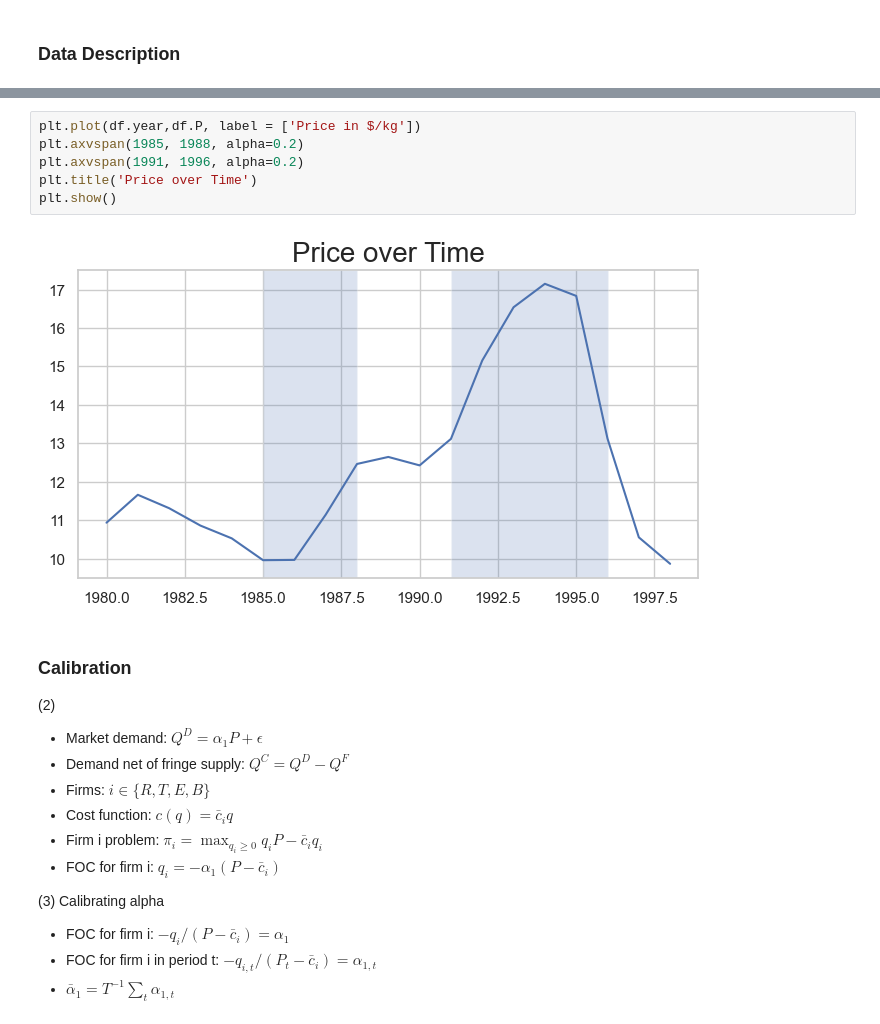
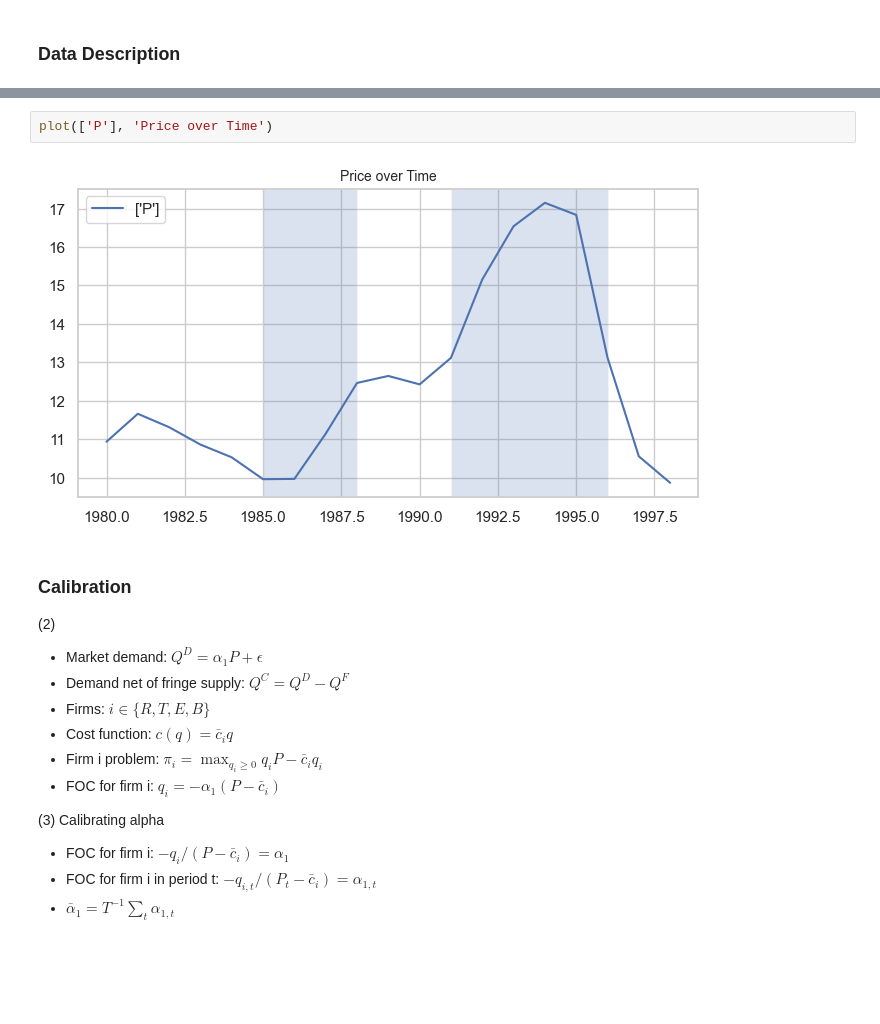
Before and after one commit to rawatpranjal/structural-economics, a Jupyter notebook: industrial-organization/5_collusion/collusion_vitamins.ipynb, the cells around one changed output, grey strips where cells are left out. Cells and saved outputs as stored; diff of their text form; blank space fills up the shorter version.

```diff
--- a/industrial-organization/5_collusion/collusion_vitamins.ipynb
+++ b/industrial-organization/5_collusion/collusion_vitamins.ipynb
@@ -32,11 +46,7 @@ plt.show()
-# %%
-plt.plot(df.year,df.P, label = ['Price in $/kg'])
-plt.axvspan(1985, 1988, alpha=0.2)
-plt.axvspan(1991, 1996, alpha=0.2)
-plt.title('Price over Time')
-plt.show()
-# %% [output]
-[figure, removed]
+# %%
+plot(['P'], 'Price over Time')
+# %% [output]
+[figure, added]
 # %% [markdown]
 ### Calibration
 
```
Also changed, not shown: parts of 45 cells of this notebook.
